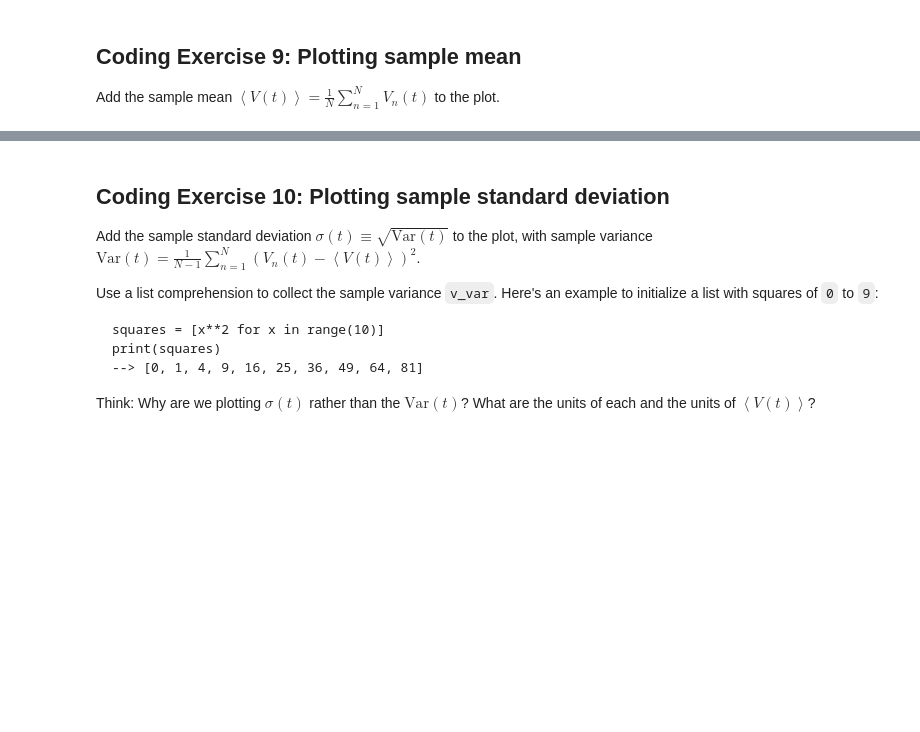
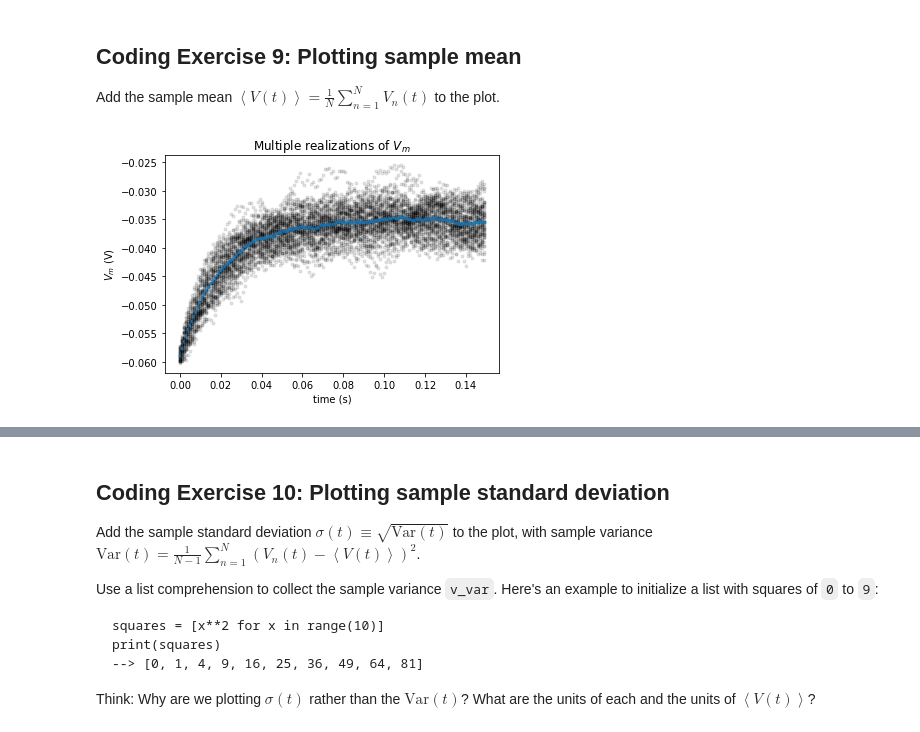
Before and after one commit to SuhaasAdiraju/NeuromatchAcademy2021_Workthrough_SA, a Jupyter notebook: tutorials/W0D1_PythonWorkshop1/student/W0D1_Tutorial1.ipynb, the cells around one changed output, grey strips where cells are left out. Cells and saved outputs as stored; diff of their text form; code cells hidden in the pictures; blank space fills up the shorter version.

```diff
--- a/tutorials/W0D1_PythonWorkshop1/student/W0D1_Tutorial1.ipynb
+++ b/tutorials/W0D1_PythonWorkshop1/student/W0D1_Tutorial1.ipynb
@@ -786,7 +786,7 @@ Add the sample mean $\left\langle V(t)\right\rangle=\frac{1}{N}\sum_{n=1}^N V_n(
 #################################################
 ## TODO for students: fill out code to plot sample mean ##
 # Fill out code and comment or remove the next line
-raise NotImplementedError("Student exercise: You need to plot the sample mean")
+    #  raise NotImplementedError("Student exercise: You need to plot the sample mean")
 #################################################
 
 # Set random number generator
@@ -802,35 +802,37 @@ v_n = [el] * n
 # Initialize the figure
 plt.figure()
 plt.title('Multiple realizations of $V_m$')
 plt.xlabel('time (s)')
 plt.ylabel('$V_m$ (V)')
 
 # Loop for step_end steps
 for step in range(step_end):
 
     # Compute value of t
     t = step * dt
 
     # Loop for n simulations
     for j in range(0, n):
 
         # Compute value of i at this time step
         i = i_mean * (1 + 0.1 * (t_max/dt)**(0.5) * (2* np.random.random() - 1))
 
         # Compute value of v for this simulation
         v_n[j] = v_n[j] + (dt / tau) * (el - v_n[j] + r*i)
 
     # Compute sample mean by summing list of v_n using sum, and dividing by n
-    v_mean = ...
+    v_mean = sum(v_n)/n
 
     # Plot simulations
     plt.plot(n*[t], v_n, 'k.', alpha=0.1)
 
     # Plot sample mean using alpha=0.8 and'C0.' for blue
-    plt.plot(...)
+    plt.plot(t,v_mean,'C0.',alpha=.8)
 
 # Display plot
 plt.show()
+# %% [output]
+[figure, added]
 # %% [markdown]
 [*Click for solution*](https://github.com/NeuromatchAcademy/precourse/tree/main//tutorials/W0D1_PythonWorkshop1/solutions/W0D1_Tutorial1_Solution_0c5ce75d.py)
 
```
Also changed, not shown: parts of 1 cell of this notebook.
